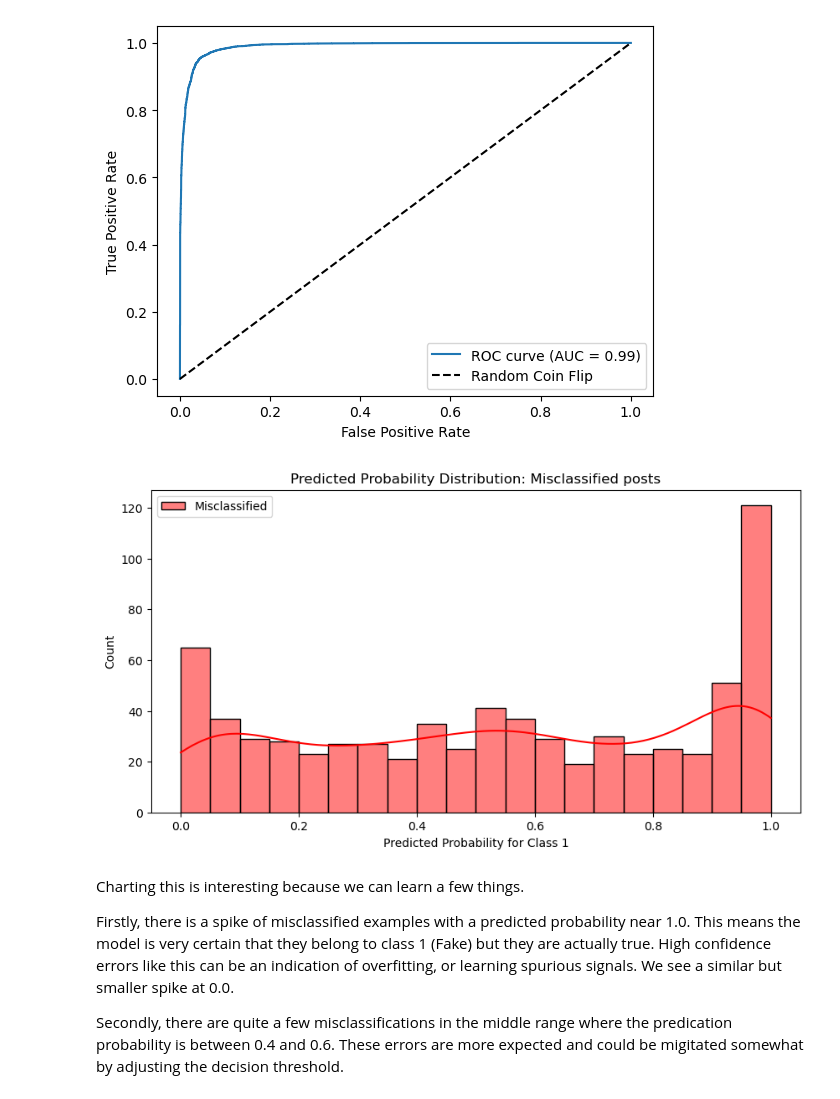
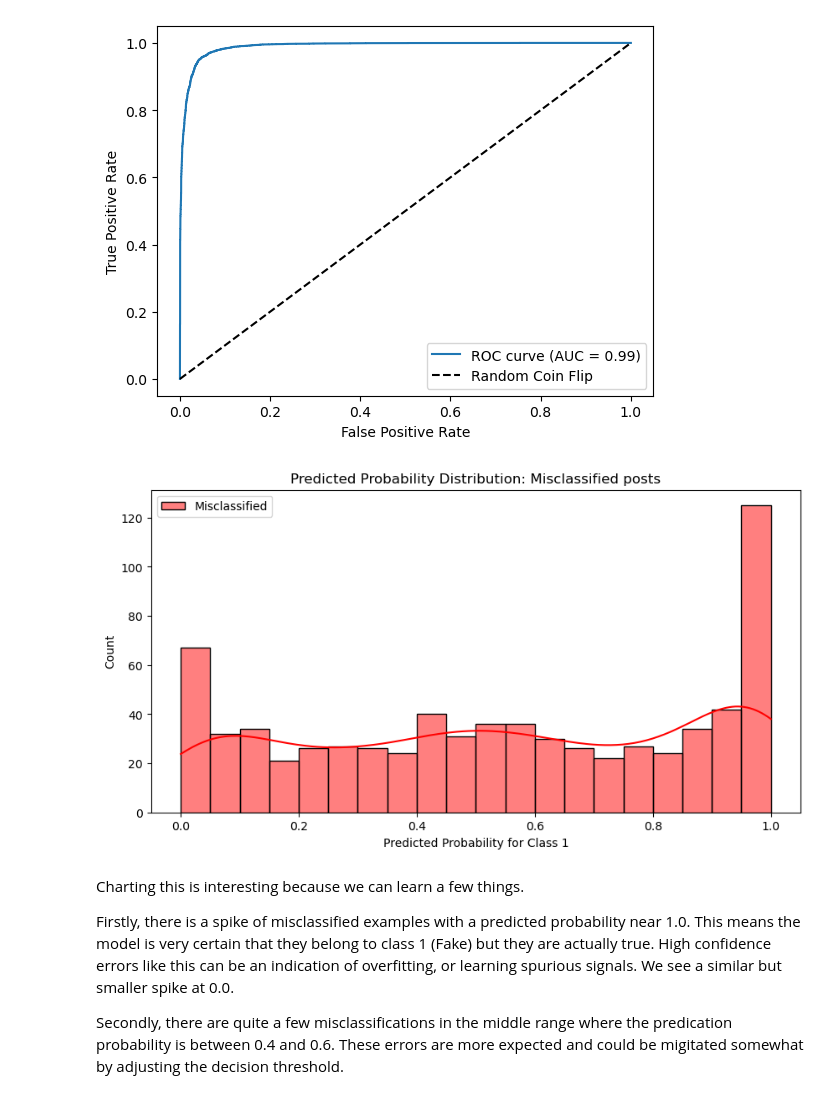
Before and after one commit to nuttymakes/TruthLens, a Jupyter notebook: TruthLens Modelling - Phase 1.ipynb, the cells around one changed output. Drawn from its saved outputs; the diff is of its cells as text; code cells hidden in the pictures.

Commit message:
Added comparison between TFIDF and TFIDF with readability

```diff
--- a/TruthLens Modelling - Phase 1.ipynb
+++ b/TruthLens Modelling - Phase 1.ipynb
@@ -356,0 +357,31 @@ Final model: 50.2428 seconds
+# %%
+#finally I want to test out the final model with just the TF-IDF features and not the readability features
+start_time = time.time()
+
+#fix nan error
+df['content_lemma'] = df['content_lemma'].fillna('')
+#TF-IDF feature extraction
+vectorizer_tfidf = TfidfVectorizer(max_features=5000, ngram_range=(1, 3))
+X_tfidf = vectorizer_tfidf.fit_transform(df['content_lemma'])
+
+#retain the indices as we need these for looking up explanations later
+train_indices, test_indices = train_test_split(df.index, test_size=0.2, random_state=999)
+#split X and y using the train/test indices
+X_train_tfidf = X_tfidf[train_indices]
+X_test_tfidf = X_tfidf[test_indices]
+y_train_tfidf = y.iloc[train_indices]
+y_test_tfidf = y.iloc[test_indices]
+
+#instantiate the final model with the best hyperparameters as found by the grid search
+final_model_tfidf = LogisticRegression(C=10, penalty='l1', solver='liblinear', max_iter=2000)
+
+#fit the model
+final_model_tfidf.fit(X_train_tfidf, y_train_tfidf)
+
+#evaluate on the test set
+final_predictions_tfidf = final_model_tfidf.predict(X_test_tfidf)
+final_probabilities_tfidf = final_model_tfidf.predict_proba(X_test_tfidf)[:, 1]
+print("Final Model (TF-IDF) Accuracy:", accuracy_score(y_test_tfidf, final_predictions_tfidf))
+print("Final Model (TF-IDF) Classification Report:\n", classification_report(y_test_tfidf, final_predictions_tfidf))
+
+print("Final model (TF-IDF): {:.4f} seconds".format(time.time() - start_time))
@@ -378,13 +426,13 @@ Confusion Matrix:
 [figure]
 # %%
 test_df = df.iloc[test_indices].copy()
-test_df['actual_label'] = y_test.values
-test_df['predicted_label'] = final_predictions
+test_df['actual_label'] = y_test_tfidf.values
+test_df['predicted_label'] = final_predictions_tfidf
 
 #filter for just incorrectly classified rows
 misclassified = test_df[test_df['actual_label'] != test_df['predicted_label']]
 print("Number of misclassified examples:", len(misclassified))
 
-#Show some misclassified examples
+#show some misclassified examples
 print(misclassified[['content', 'actual_label', 'predicted_label']].head())
 # %% [output]
@@ -417,20 +465,20 @@ plt.show()
 [figure]
 # %%
 #add predicted probability to the test df
-test_df['predicted_probability'] = final_model.predict_proba(X_test)[:, 1]
+test_df['predicted_probability'] = final_model_tfidf.predict_proba(X_test_tfidf)[:, 1]
 
 #separate out incorrectly classified examples
 misclassified = test_df[test_df['actual_label'] != test_df['predicted_label']]
 
 #plot histogram
 plt.figure(figsize=(10, 5))
 sns.histplot(misclassified['predicted_probability'], bins=20, color='red', label='Misclassified', kde=True)
 plt.xlabel("Predicted Probability for Class 1")
 plt.title("Predicted Probability Distribution: Misclassified posts")
 plt.legend()
 plt.show()
 # %% [output]
-[figure, old version]
+[figure, new version]
 # %% [markdown]
 Charting this is interesting because we can learn a few things.
 
```
Also changed, not shown: parts of 10 cells of this notebook, 2 other files.
